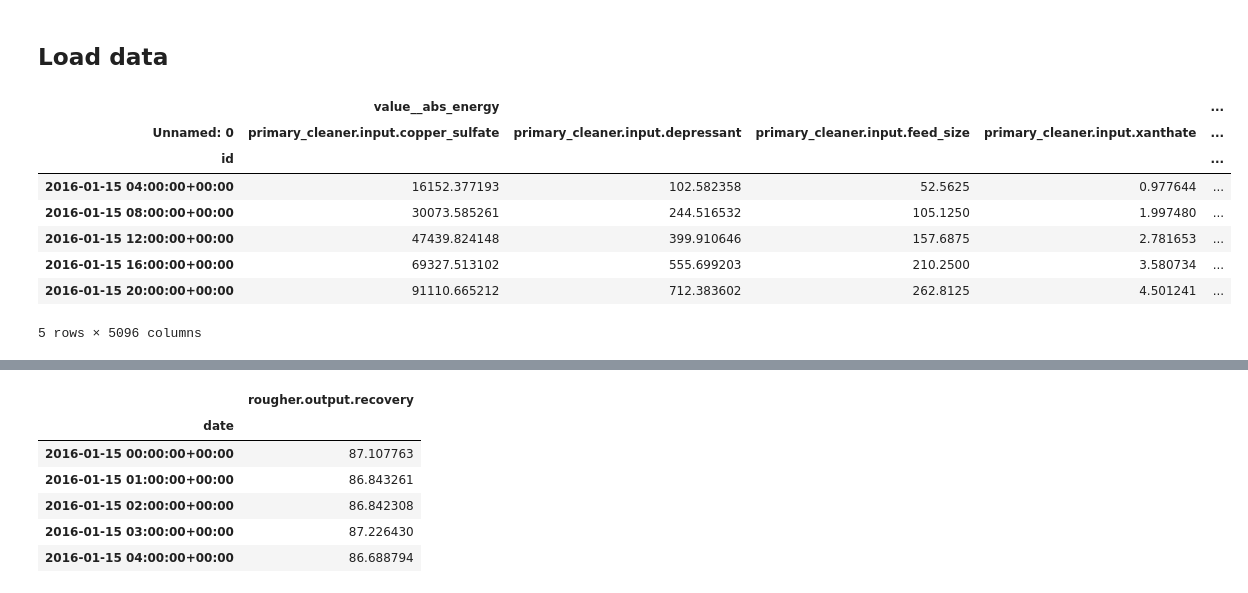
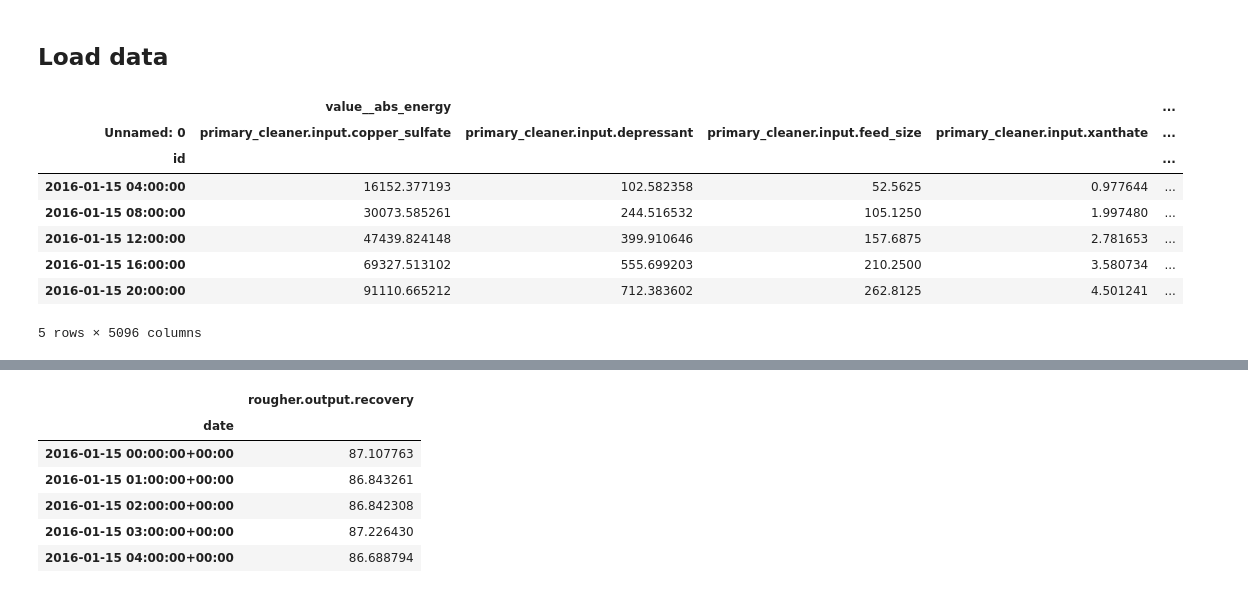
Before and after one commit to AntonBiryukovUofC/unearthed-zinc, a Jupyter notebook: notebooks/build_a_model_test.ipynb, the cells around one changed output, grey strips where cells are left out. Cells and saved outputs as stored; diff of their text form; code cells hidden in the pictures.

Commit message:
cleaned tsfresh

```diff
--- a/notebooks/build_a_model_test.ipynb
+++ b/notebooks/build_a_model_test.ipynb
@@ -6,23 +6,24 @@ import altair as alt
 import matplotlib.pyplot as plt
 import os
 import sys
-sys.path.insert(0,'/home/geoanton/Repos/unearthed-zinc')
+sys.path.insert(0,'..')
 from src.models.model import HistoricalMedian,XGBoost,LinearModel,RF,KNN,SVM
+df_tsfresh_feats = pd.read_csv('../data/processed/train_test_tsfresh.csv',parse_dates = ["id"]).fillna(method='bfill')
 # %% [markdown]
 ## Load data
 # %%
-df_tsfresh_feats = pd.read_csv('../data/processed/tsfresh_feats_every4.csv',parse_dates = ["id"])
-df_tsfresh_feats_piv = pd.pivot(df_tsfresh_feats,index = 'id',columns = 'Unnamed: 0')
+df_tsfresh_feats_piv = df_tsfresh_feats.pivot_table(index = 'id',columns = ["Unnamed: 0"])
+
 df_tsfresh_feats_piv.head()
 # %% [output]
 |  | value__abs_energy |  |  |  | ... |
 | Unnamed: 0 | primary_cleaner.input.copper_sulfate | primary_cleaner.input.depressant | primary_cleaner.input.feed_size | primary_cleaner.input.xanthate | ... |
 | id |  |  |  |  | ... |
-| 2016-01-15 04:00:00+00:00 | 16152.377193 | 102.582358 | 52.5625 | 0.977644 | ... |
-| 2016-01-15 08:00:00+00:00 | 30073.585261 | 244.516532 | 105.1250 | 1.997480 | ... |
-| 2016-01-15 12:00:00+00:00 | 47439.824148 | 399.910646 | 157.6875 | 2.781653 | ... |
-| 2016-01-15 16:00:00+00:00 | 69327.513102 | 555.699203 | 210.2500 | 3.580734 | ... |
-| 2016-01-15 20:00:00+00:00 | 91110.665212 | 712.383602 | 262.8125 | 4.501241 | ... |
+| 2016-01-15 04:00:00 | 16152.377193 | 102.582358 | 52.5625 | 0.977644 | ... |
+| 2016-01-15 08:00:00 | 30073.585261 | 244.516532 | 105.1250 | 1.997480 | ... |
+| 2016-01-15 12:00:00 | 47439.824148 | 399.910646 | 157.6875 | 2.781653 | ... |
+| 2016-01-15 16:00:00 | 69327.513102 | 555.699203 | 210.2500 | 3.580734 | ... |
+| 2016-01-15 20:00:00 | 91110.665212 | 712.383602 | 262.8125 | 4.501241 | ... |
 5 rows × 5096 columns
 # %%
 df_flat = df_tsfresh_feats_piv.copy()
```
Also changed, not shown: parts of 14 cells of this notebook, 4 other files.
